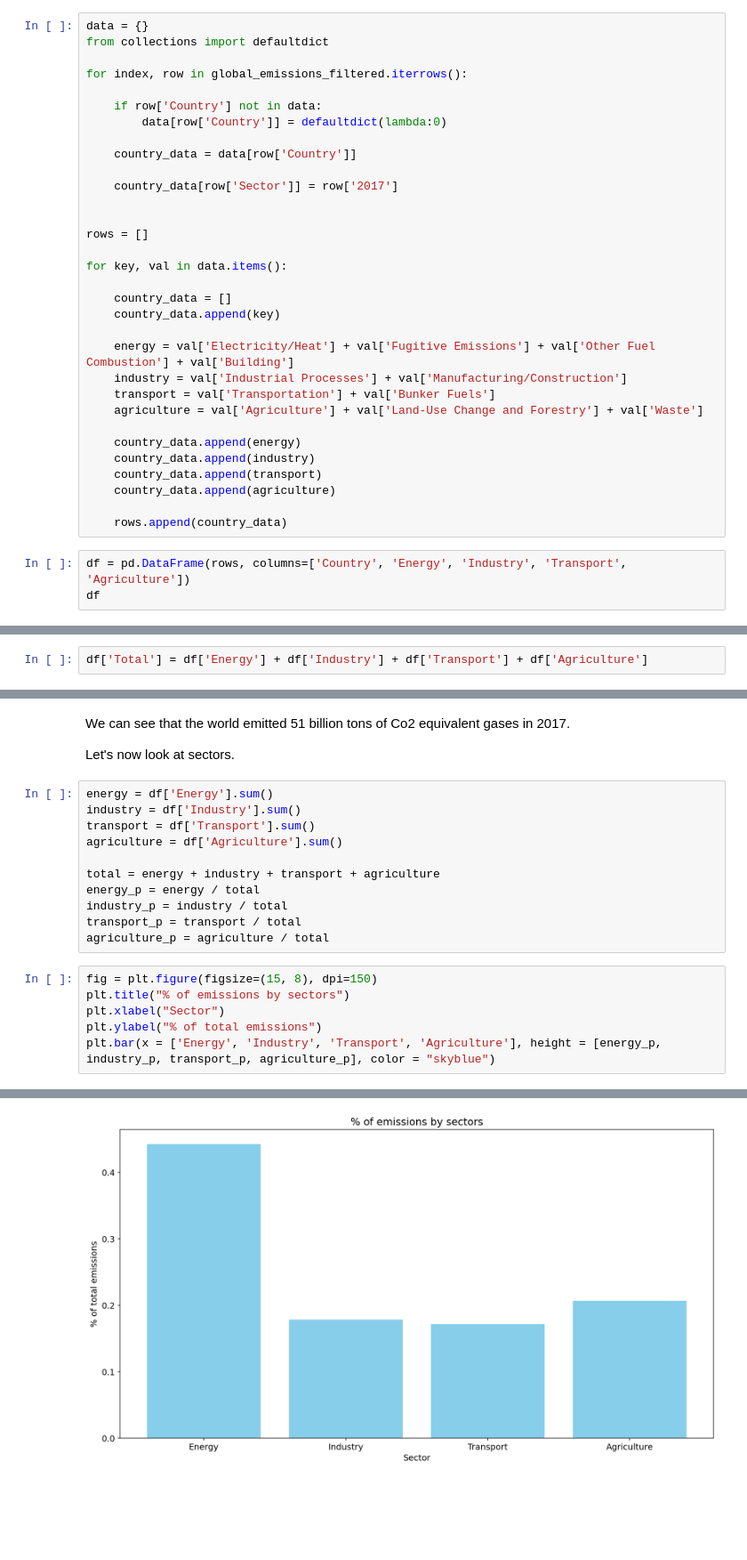
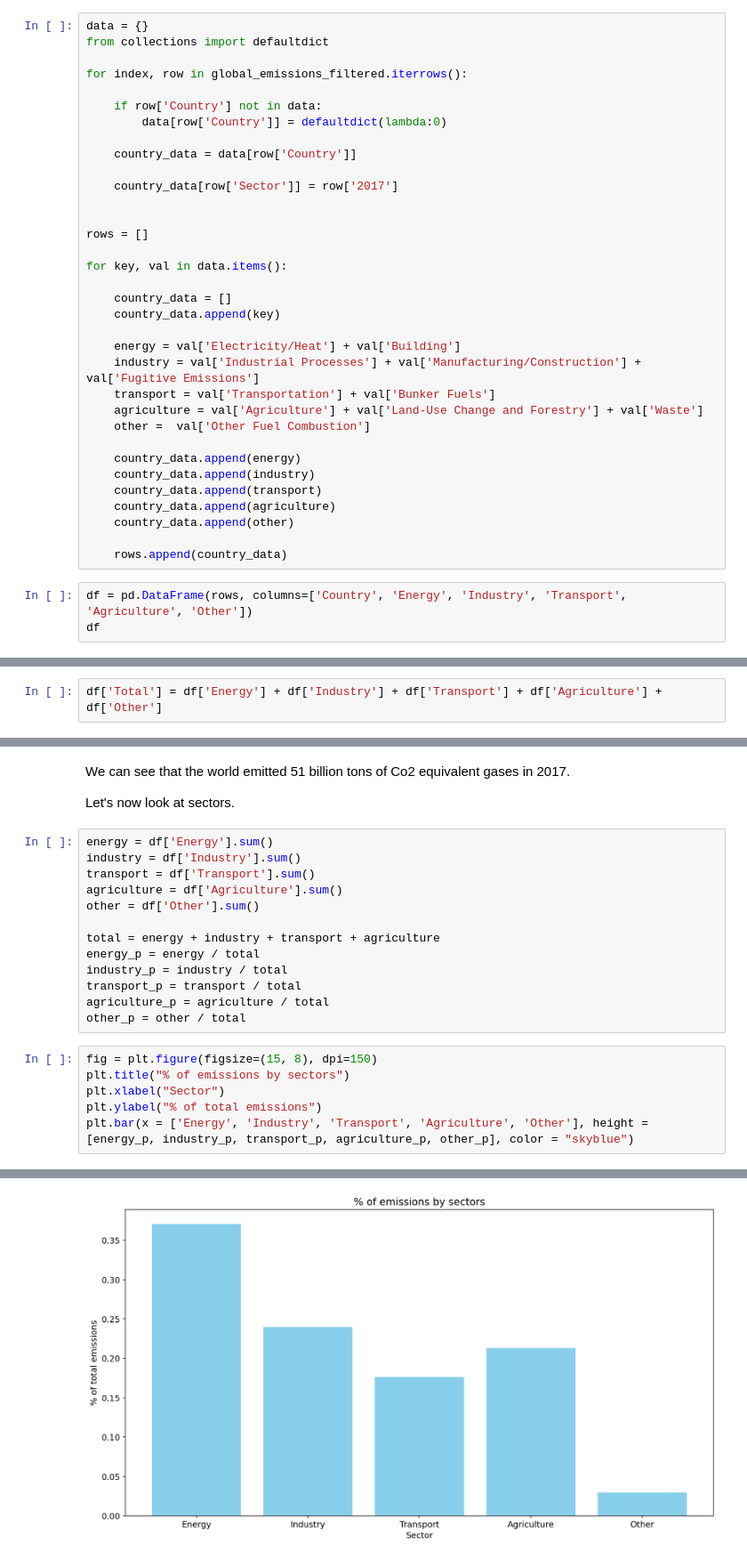
Before and after one commit to jouvemax/com-480-project-Wizards, a Jupyter notebook: milestones/eda.ipynb, the cells around one changed output, grey strips where cells are left out. Shown at 89% size. Cells and saved outputs as stored; diff of their text form; blank space fills up the shorter version.

```diff
--- a/milestones/eda.ipynb
+++ b/milestones/eda.ipynb
@@ -114,18 +114,20 @@ for key, val in data.items():
     country_data = []
     country_data.append(key)
 
-    energy = val['Electricity/Heat'] + val['Fugitive Emissions'] + val['Other Fuel Combustion'] + val['Building']
-    industry = val['Industrial Processes'] + val['Manufacturing/Construction']
+    energy = val['Electricity/Heat'] + val['Building']
+    industry = val['Industrial Processes'] + val['Manufacturing/Construction'] + val['Fugitive Emissions']
     transport = val['Transportation'] + val['Bunker Fuels']
     agriculture = val['Agriculture'] + val['Land-Use Change and Forestry'] + val['Waste']
+    other =  val['Other Fuel Combustion']
 
     country_data.append(energy)
     country_data.append(industry)
     country_data.append(transport)
     country_data.append(agriculture)
+    country_data.append(other)
 
     rows.append(country_data)
 # %%
-df = pd.DataFrame(rows, columns=['Country', 'Energy', 'Industry', 'Transport', 'Agriculture'])
+df = pd.DataFrame(rows, columns=['Country', 'Energy', 'Industry', 'Transport', 'Agriculture', 'Other'])
 df
 # %% [output]
@@ -150,7 +152,7 @@ For each sector we have the MtCo2e (Million tons of carbon dioxide equivalent) f
 
 We will first show a ranking of country and then find which sector contributes the most to emissions.
 # %%
-df['Total'] = df['Energy'] + df['Industry'] + df['Transport'] + df['Agriculture']
+df['Total'] = df['Energy'] + df['Industry'] + df['Transport'] + df['Agriculture'] + df['Other']
 # %%
 df
 # %% [output]
@@ -206,16 +208,18 @@ energy = df['Energy'].sum()
 industry = df['Industry'].sum()
 transport = df['Transport'].sum()
 agriculture = df['Agriculture'].sum()
+other = df['Other'].sum()
 
 total = energy + industry + transport + agriculture
 energy_p = energy / total
 industry_p = industry / total
 transport_p = transport / total
 agriculture_p = agriculture / total
+other_p = other / total
 # %%
 fig = plt.figure(figsize=(15, 8), dpi=150)
 plt.title("% of emissions by sectors")
 plt.xlabel("Sector")
 plt.ylabel("% of total emissions")
-plt.bar(x = ['Energy', 'Industry', 'Transport', 'Agriculture'], height = [energy_p, industry_p, transport_p, agriculture_p], color = "skyblue")
+plt.bar(x = ['Energy', 'Industry', 'Transport', 'Agriculture', 'Other'], height = [energy_p, industry_p, transport_p, agriculture_p, other_p], color = "skyblue")
 # %% [output]
@@ -223 +227 @@ plt.bar(x = ['Energy', 'Industry', 'Transport', 'Agriculture'], height = [energy
-[figure, old version]
+[figure, new version]
```
Also changed, not shown: parts of 20 cells of this notebook, 4 other files.
